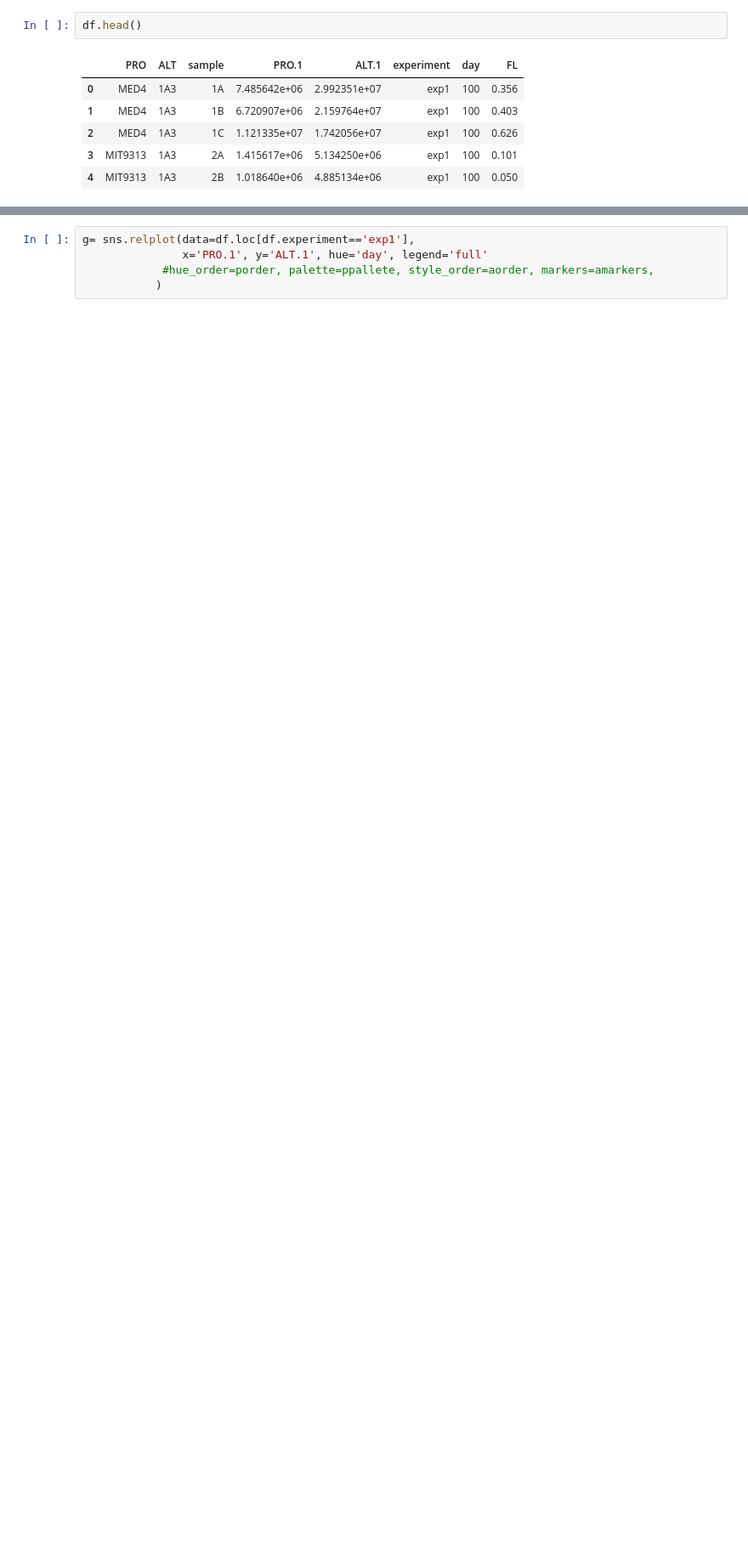
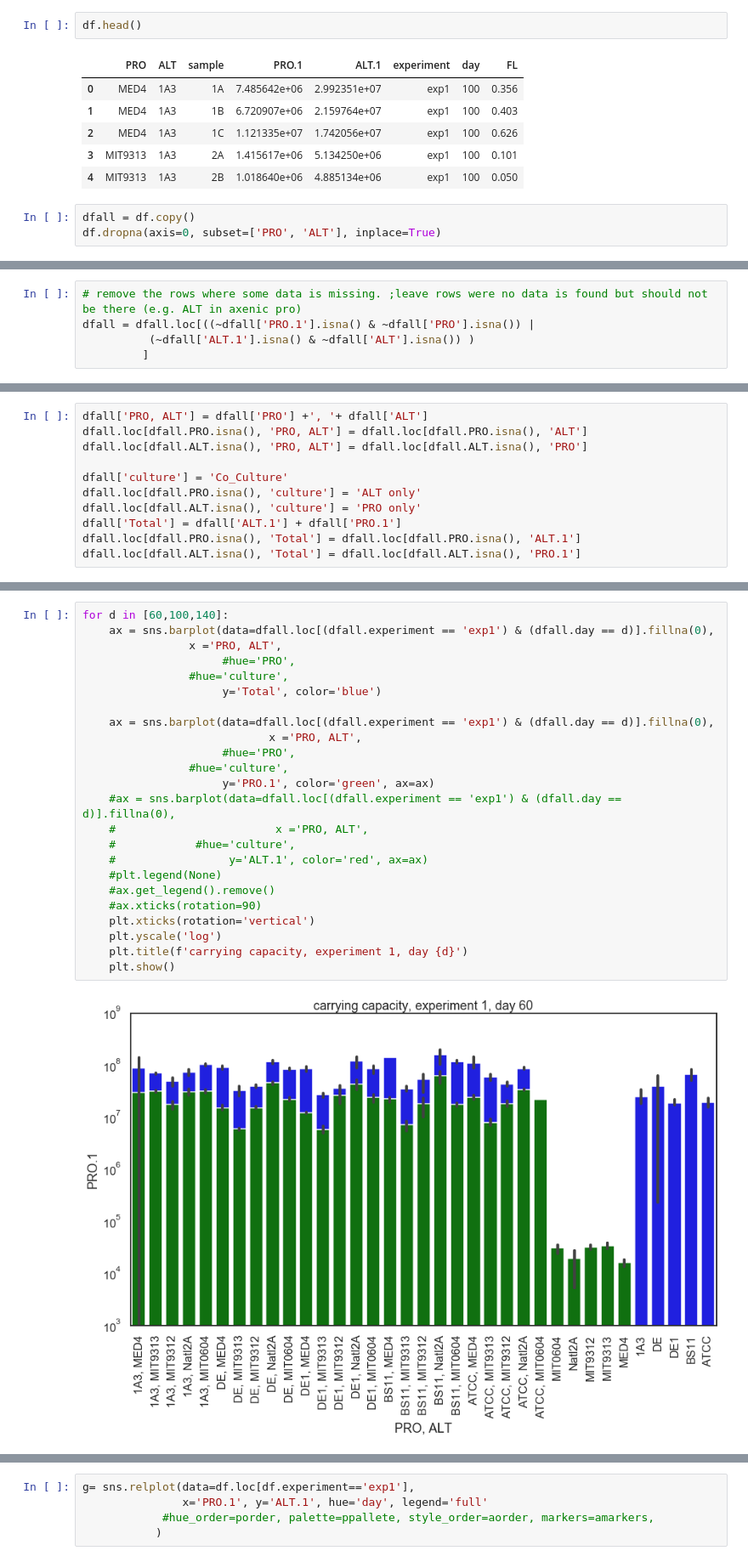
Before and after one commit to wosnat/ccpa, a Jupyter notebook: ccpa_paper_dec_2019-FCM.ipynb, the cells around one changed output, grey strips where cells are left out. Shown at 85% size. Cells and saved outputs as stored; diff of their text form; blank space fills up the shorter version.

Commit message:
carrying capcity

```diff
--- a/ccpa_paper_dec_2019-FCM.ipynb
+++ b/ccpa_paper_dec_2019-FCM.ipynb
@@ -223,3 +166,6 @@ df.head()
 | 2 | MED4 | 1A3 | 1C | 1.121335e+07 | 1.742056e+07 | exp1 | 100 | 0.626 |
 | 3 | MIT9313 | 1A3 | 2A | 1.415617e+06 | 5.134250e+06 | exp1 | 100 | 0.101 |
 | 4 | MIT9313 | 1A3 | 2B | 1.018640e+06 | 4.885134e+06 | exp1 | 100 | 0.050 |
+# %%
+dfall = df.copy()
+df.dropna(axis=0, subset=['PRO', 'ALT'], inplace=True)
@@ -225,0 +184,5 @@ df.head()
+# %%
+# remove the rows where some data is missing. ;leave rows were no data is found but should not be there (e.g. ALT in axenic pro)
+dfall = dfall.loc[((~dfall['PRO.1'].isna() & ~dfall['PRO'].isna()) |
+          (~dfall['ALT.1'].isna() & ~dfall['ALT'].isna()) )
+         ]
@@ -225,0 +210,11 @@ df.head()
+# %%
+dfall['PRO, ALT'] = dfall['PRO'] +', '+ dfall['ALT']
+dfall.loc[dfall.PRO.isna(), 'PRO, ALT'] = dfall.loc[dfall.PRO.isna(), 'ALT']
+dfall.loc[dfall.ALT.isna(), 'PRO, ALT'] = dfall.loc[dfall.ALT.isna(), 'PRO']
+
+dfall['culture'] = 'Co_Culture'
+dfall.loc[dfall.PRO.isna(), 'culture'] = 'ALT only'
+dfall.loc[dfall.ALT.isna(), 'culture'] = 'PRO only'
+dfall['Total'] = dfall['ALT.1'] + dfall['PRO.1']
+dfall.loc[dfall.PRO.isna(), 'Total'] = dfall.loc[dfall.PRO.isna(), 'ALT.1']
+dfall.loc[dfall.ALT.isna(), 'Total'] = dfall.loc[dfall.ALT.isna(), 'PRO.1']
@@ -225,0 +236,26 @@ df.head()
+# %%
+for d in [60,100,140]:
+    ax = sns.barplot(data=dfall.loc[(dfall.experiment == 'exp1') & (dfall.day == d)].fillna(0),
+                x ='PRO, ALT',
+                     #hue='PRO',
+                #hue='culture',
+                     y='Total', color='blue')
+
+    ax = sns.barplot(data=dfall.loc[(dfall.experiment == 'exp1') & (dfall.day == d)].fillna(0),
+                            x ='PRO, ALT',
+                     #hue='PRO',
+                #hue='culture',
+                     y='PRO.1', color='green', ax=ax)
+    #ax = sns.barplot(data=dfall.loc[(dfall.experiment == 'exp1') & (dfall.day == d)].fillna(0),
+    #                        x ='PRO, ALT',
+    #            #hue='culture',
+    #                 y='ALT.1', color='red', ax=ax)
+    #plt.legend(None)
+    #ax.get_legend().remove()
+    #ax.xticks(rotation=90)
+    plt.xticks(rotation='vertical')
+    plt.yscale('log')
+    plt.title(f'carrying capacity, experiment 1, day {d}')
+    plt.show()
+# %% [output]
+[figure, added]
```
Also changed, not shown: parts of 25 cells of this notebook, 1 other file.
